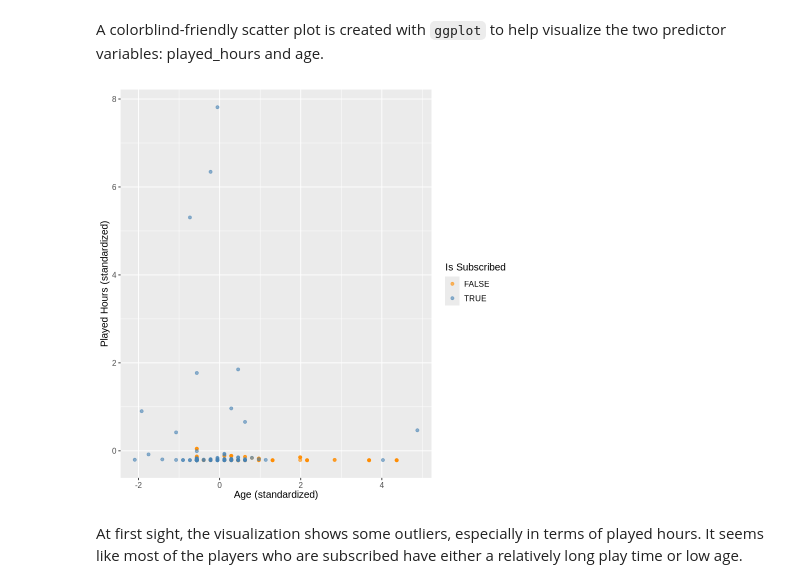
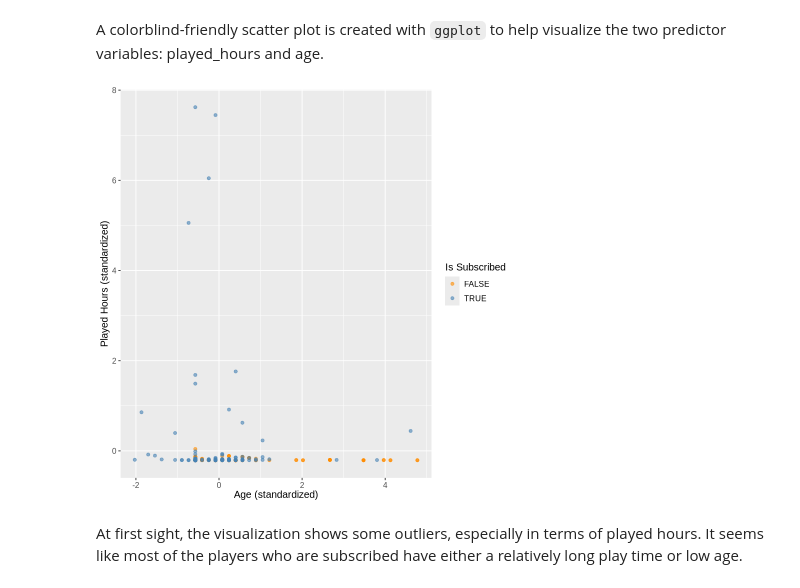
Before and after one commit to anasha02/dsci-100-2025s-project, a Jupyter notebook: Project.ipynb, the cells around one changed output. Cells and saved outputs as stored; diff of their text form; code cells hidden in the pictures.

```diff
--- a/Project.ipynb
+++ b/Project.ipynb
@@ -208,10 +163,16 @@ predictor: 2
 # %%
-prep_ups_recipe <- prep(ups_recipe)
+library(themis)
 
-prep_data <- bake(prep_ups_recipe, prep_data)
+std_recipe <- recipe(is_subscribed ~ ., data = players_data) |>
+    step_scale(all_predictors()) |>
+    step_center(all_predictors()) |>
+    step_upsample(is_subscribed, over_ratio = 1, skip = FALSE) |>
+    prep()
 
-num_obs <- nrow(prep_data)
-prep_data |>
+std_data <- bake(std_recipe, players_data)
+
+num_obs <- nrow(std_data)
+std_data |>
     group_by(is_subscribed) |>
     summarize(
         count = n(),
@@ -228,16 +189,16 @@ A tibble: 2 × 3
 # %% [markdown]
 A colorblind-friendly scatter plot is created with `ggplot` to help visualize the two predictor variables: played_hours and age.
 # %%
-hours_age_plot <- ggplot(prep_data, aes(x = age, y = played_hours, color = is_subscribed)) +
+hours_age_plot <- ggplot(std_data, aes(x = age, y = played_hours, color = is_subscribed)) +
     geom_point(alpha = 0.6) +
     labs(x = "Age (standardized)",
          y = "Played Hours (standardized)",
          color = "Is Subscribed") +
     scale_color_manual(values = c("darkorange", "steelblue")) +
     theme(text = element_text(size = 12))
 hours_age_plot
 # %% [output]
-[figure, old version]
+[figure, new version]
 # %% [markdown]
 At first sight, the visualization shows some outliers, especially in terms of played hours. It seems like most of the players who are subscribed have either a relatively long play time or low age.
 # %% [markdown]
```
Also changed, not shown: parts of 20 cells of this notebook.
